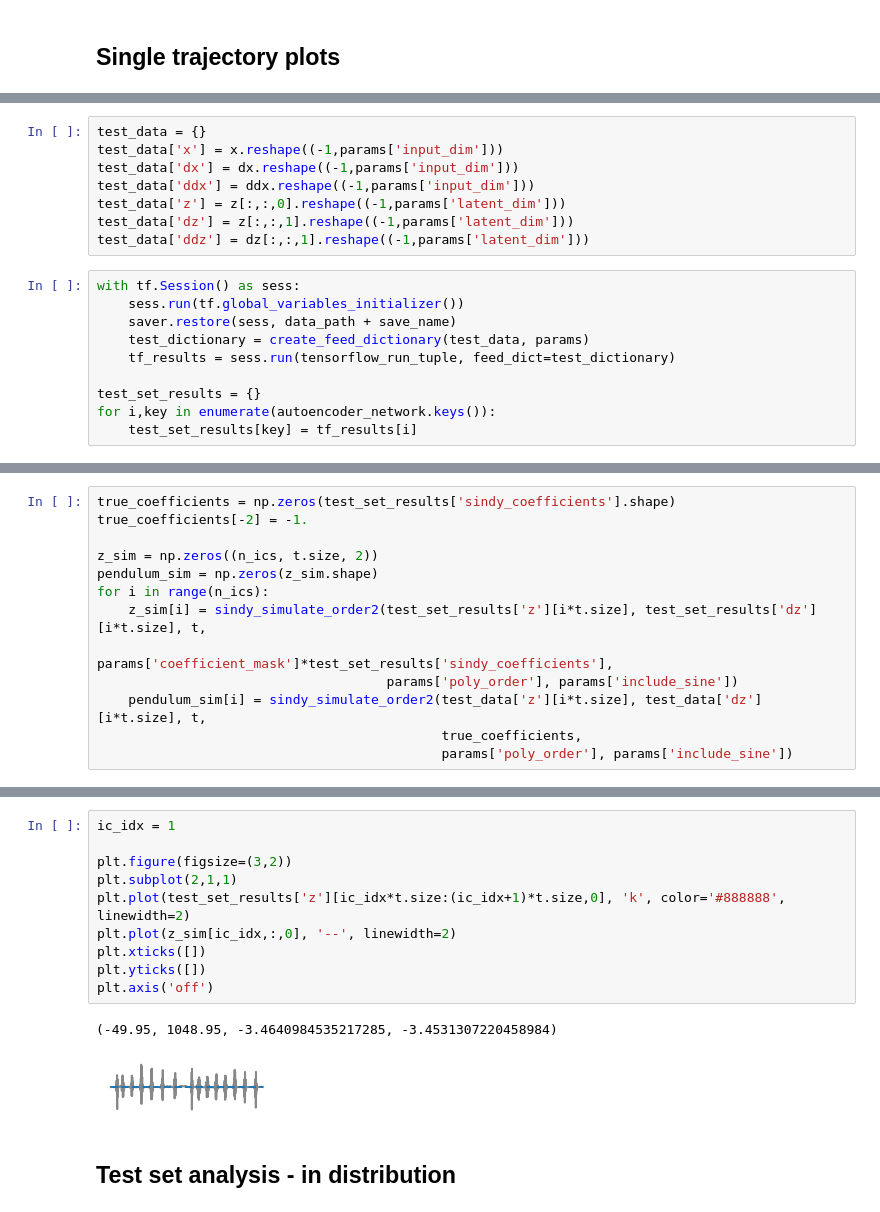
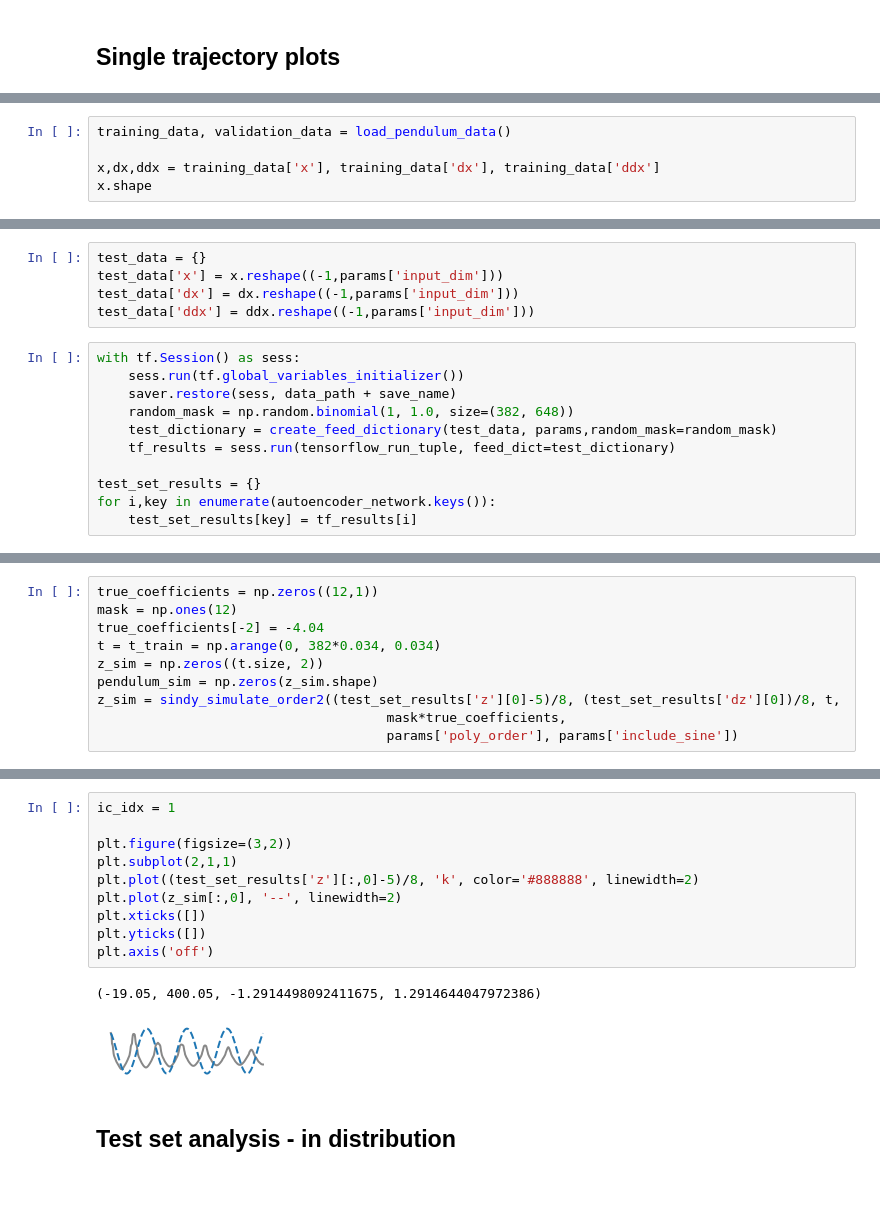
Before and after one commit to gaoliyao/BayesianSindyAutoencoder, a Jupyter notebook: exmaples/pen_video/analyze_pendulum_model1.ipynb, the cells around one changed output, grey strips where cells are left out. Cells and saved outputs as stored; diff of their text form.

Commit message:
explain video sindy

```diff
--- a/exmaples/pen_video/analyze_pendulum_model1.ipynb
+++ b/exmaples/pen_video/analyze_pendulum_model1.ipynb
@@ -39,0 +50,5 @@ data_test['ddx'].shape (5550, 7072)
+# %%
+training_data, validation_data = load_pendulum_data()
+
+x,dx,ddx = training_data['x'], training_data['dx'], training_data['ddx']
+x.shape
@@ -42,14 +62,12 @@ test_data = {}
 test_data['x'] = x.reshape((-1,params['input_dim']))
 test_data['dx'] = dx.reshape((-1,params['input_dim']))
 test_data['ddx'] = ddx.reshape((-1,params['input_dim']))
-test_data['z'] = z[:,:,0].reshape((-1,params['latent_dim']))
-test_data['dz'] = z[:,:,1].reshape((-1,params['latent_dim']))
-test_data['ddz'] = dz[:,:,1].reshape((-1,params['latent_dim']))
 # %%
 with tf.Session() as sess:
     sess.run(tf.global_variables_initializer())
     saver.restore(sess, data_path + save_name)
-    test_dictionary = create_feed_dictionary(test_data, params)
+    random_mask = np.random.binomial(1, 1.0, size=(382, 648))
+    test_dictionary = create_feed_dictionary(test_data, params,random_mask=random_mask)
     tf_results = sess.run(tensorflow_run_tuple, feed_dict=test_dictionary)
 
 test_set_results = {}
@@ -60,13 +197,10 @@ INFO:tensorflow:Restoring parameters from /home/marsgao/SindyAutoencoders/exampl
 # %%
-true_coefficients = np.zeros(test_set_results['sindy_coefficients'].shape)
-true_coefficients[-2] = -1.
-
-z_sim = np.zeros((n_ics, t.size, 2))
+true_coefficients = np.zeros((12,1))
+mask = np.ones(12)
+true_coefficients[-2] = -4.04
+t = t_train = np.arange(0, 382*0.034, 0.034)
+z_sim = np.zeros((t.size, 2))
 pendulum_sim = np.zeros(z_sim.shape)
-for i in range(n_ics):
-    z_sim[i] = sindy_simulate_order2(test_set_results['z'][i*t.size], test_set_results['dz'][i*t.size], t,
-                                     params['coefficient_mask']*test_set_results['sindy_coefficients'],
+z_sim = sindy_simulate_order2((test_set_results['z'][0]-5)/8, (test_set_results['dz'][0])/8, t,
+                                     mask*true_coefficients,
                                      params['poly_order'], params['include_sine'])
-    pendulum_sim[i] = sindy_simulate_order2(test_data['z'][i*t.size], test_data['dz'][i*t.size], t,
-                                            true_coefficients,
-                                            params['poly_order'], params['include_sine'])
@@ -91,16 +233,16 @@ plt.yticks([])
 # %%
 ic_idx = 1
 
 plt.figure(figsize=(3,2))
 plt.subplot(2,1,1)
-plt.plot(test_set_results['z'][ic_idx*t.size:(ic_idx+1)*t.size,0], 'k', color='#888888', linewidth=2)
-plt.plot(z_sim[ic_idx,:,0], '--', linewidth=2)
+plt.plot((test_set_results['z'][:,0]-5)/8, 'k', color='#888888', linewidth=2)
+plt.plot(z_sim[:,0], '--', linewidth=2)
 plt.xticks([])
 plt.yticks([])
 plt.axis('off')
 # %% [output]
-(-49.95, 1048.95, -3.4640984535217285, -3.4531307220458984)
+(-19.05, 400.05, -1.2914498092411675, 1.2914644047972386)
-[figure, old version]
+[figure, new version]
 # %% [markdown]
 ## Test set analysis - in distribution
 # %%
```
Also changed, not shown: parts of 13 cells of this notebook, 1 other file.
